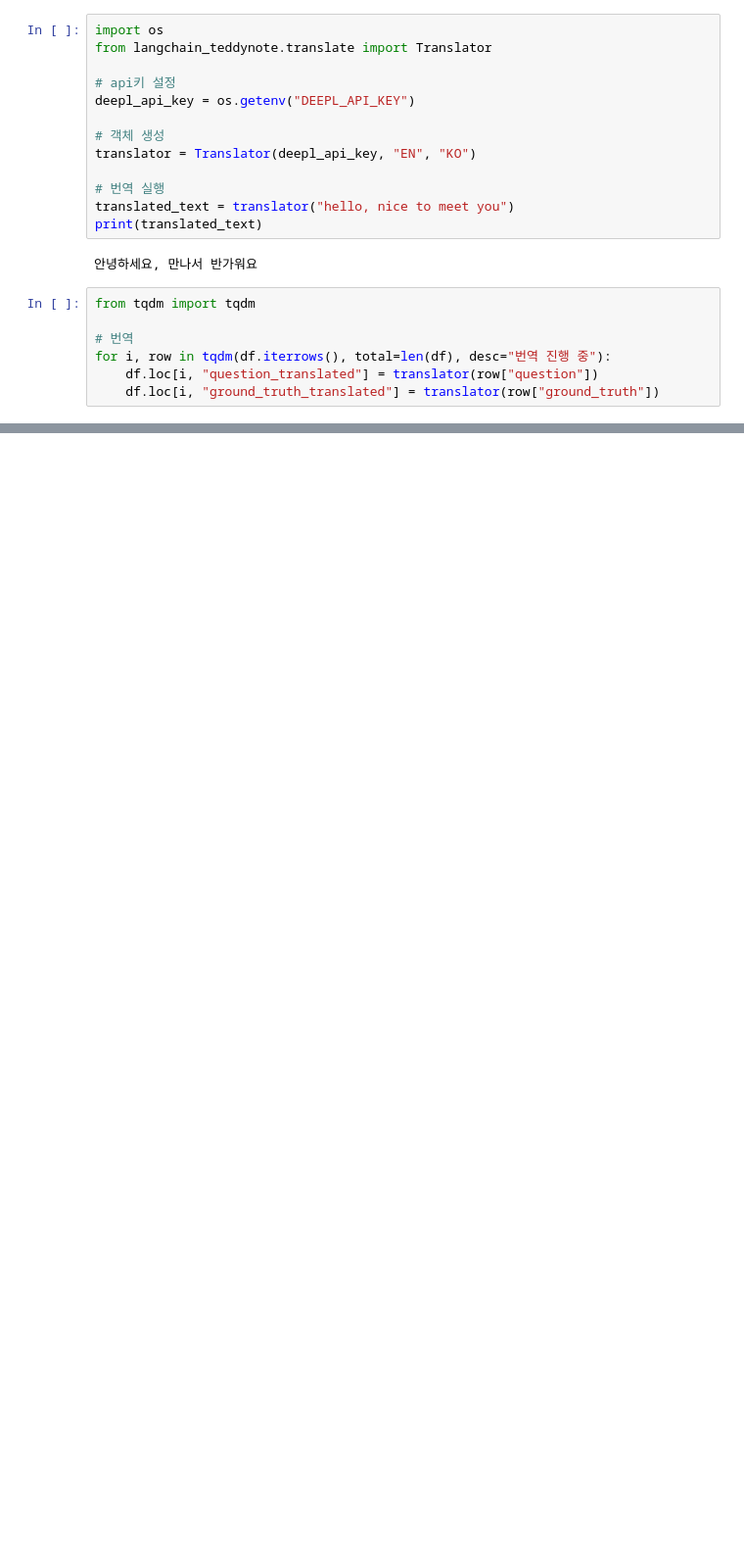
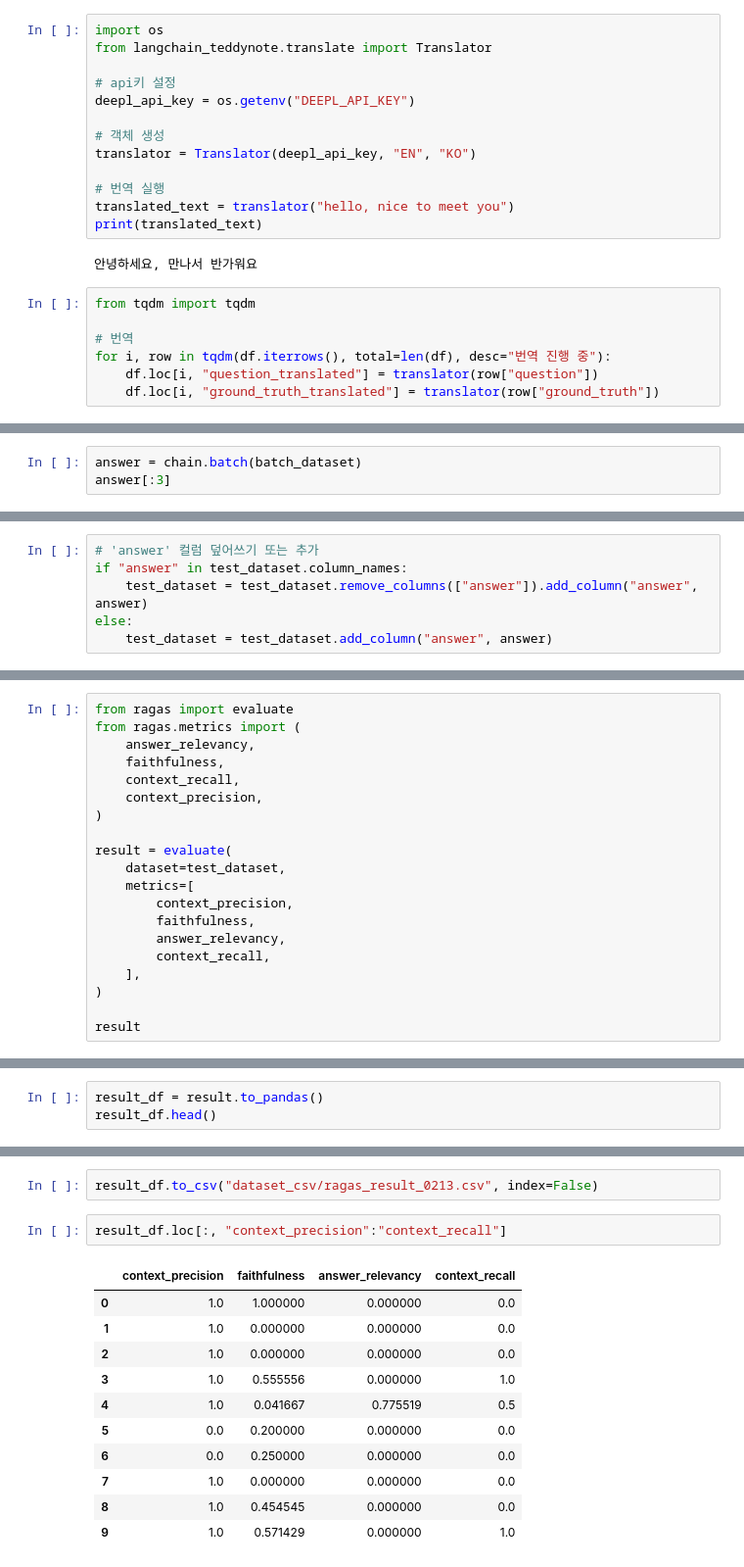
Before and after one commit to Chaerim0626/llm-art-rnd, a Jupyter notebook: make_dataset.ipynb, the cells around one changed output, grey strips where cells are left out. Shown at 98% size. Cells and saved outputs as stored; diff of their text form; blank space fills up the shorter version.

```diff
--- a/make_dataset.ipynb
+++ b/make_dataset.ipynb
@@ -191,0 +366,3 @@ df.to_csv("dataset_csv/gpt_qa_translate_0206.csv", index=False)
+# %%
+answer = chain.batch(batch_dataset)
+answer[:3]
@@ -191,0 +373,6 @@ df.to_csv("dataset_csv/gpt_qa_translate_0206.csv", index=False)
+# %%
+# 'answer' 컬럼 덮어쓰기 또는 추가
+if "answer" in test_dataset.column_names:
+    test_dataset = test_dataset.remove_columns(["answer"]).add_column("answer", answer)
+else:
+    test_dataset = test_dataset.add_column("answer", answer)
@@ -191,0 +381,20 @@ df.to_csv("dataset_csv/gpt_qa_translate_0206.csv", index=False)
+# %%
+from ragas import evaluate
+from ragas.metrics import (
+    answer_relevancy,
+    faithfulness,
+    context_recall,
+    context_precision,
+)
+
+result = evaluate(
+    dataset=test_dataset,
+    metrics=[
+        context_precision,
+        faithfulness,
+        answer_relevancy,
+        context_recall,
+    ],
+)
+
+result
@@ -191,0 +403,3 @@ df.to_csv("dataset_csv/gpt_qa_translate_0206.csv", index=False)
+# %%
+result_df = result.to_pandas()
+result_df.head()
@@ -191,0 +413,16 @@ df.to_csv("dataset_csv/gpt_qa_translate_0206.csv", index=False)
+# %%
+result_df.to_csv("dataset_csv/ragas_result_0213.csv", index=False)
+# %%
+result_df.loc[:, "context_precision":"context_recall"]
+# %% [output]
+|  | context_precision | faithfulness | answer_relevancy | context_recall |
+| 0 | 1.0 | 1.000000 | 0.000000 | 0.0 |
+| 1 | 1.0 | 0.000000 | 0.000000 | 0.0 |
+| 2 | 1.0 | 0.000000 | 0.000000 | 0.0 |
+| 3 | 1.0 | 0.555556 | 0.000000 | 1.0 |
+| 4 | 1.0 | 0.041667 | 0.775519 | 0.5 |
+| 5 | 0.0 | 0.200000 | 0.000000 | 0.0 |
+| 6 | 0.0 | 0.250000 | 0.000000 | 0.0 |
+| 7 | 1.0 | 0.000000 | 0.000000 | 0.0 |
+| 8 | 1.0 | 0.454545 | 0.000000 | 0.0 |
+| 9 | 1.0 | 0.571429 | 0.000000 | 1.0 |
```
Also changed, not shown: parts of 24 cells of this notebook, 1 other file.
